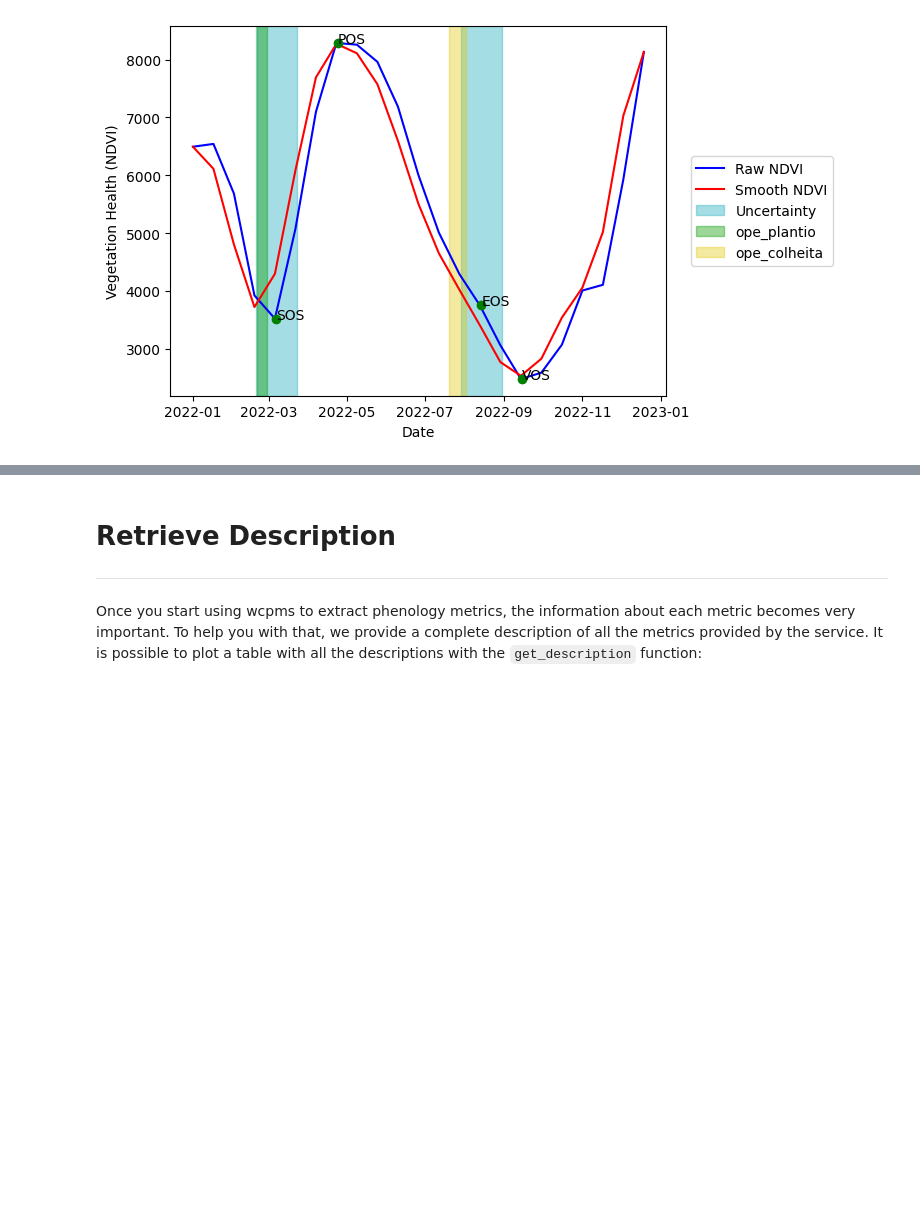
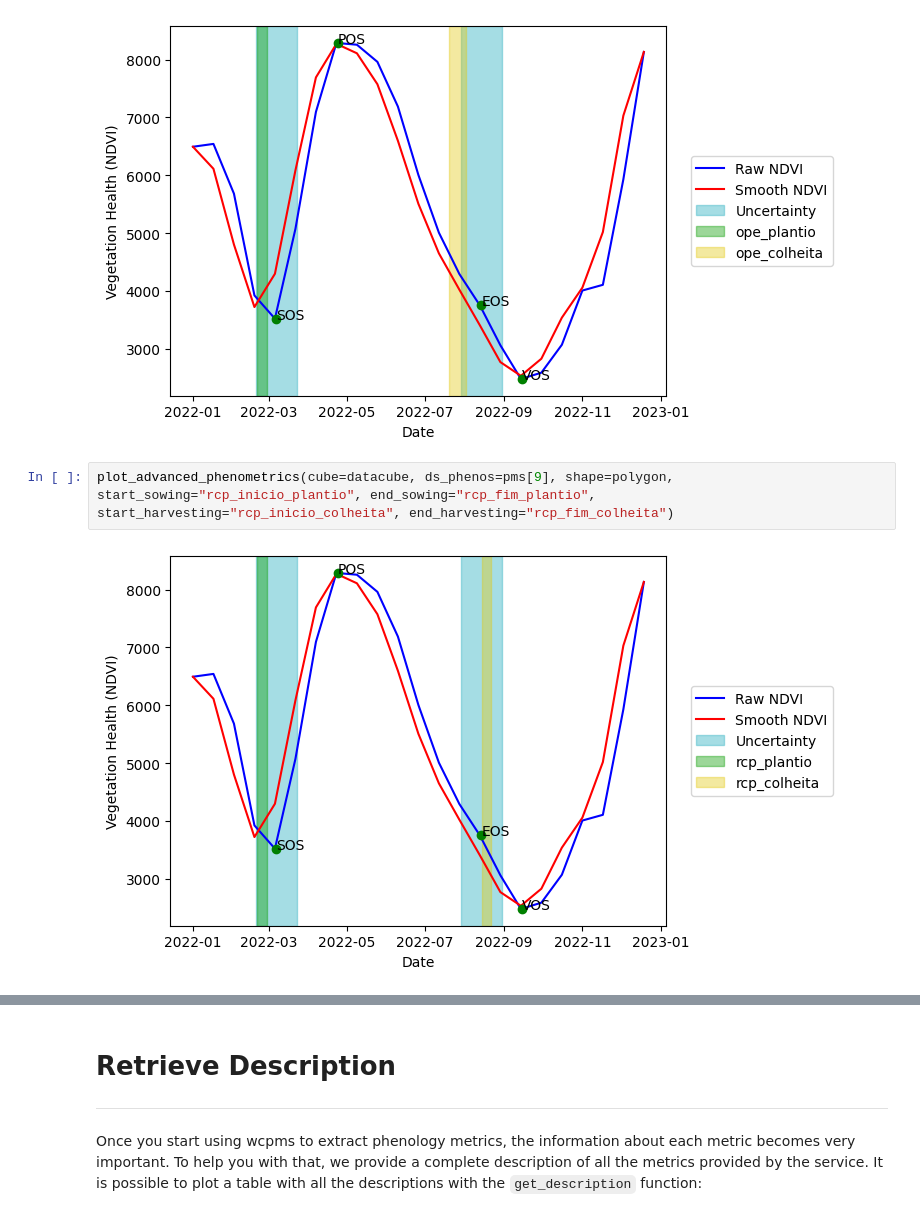
Before and after one commit to brazil-data-cube/wcpms.py, a Jupyter notebook: notebooks/wcpms-advanced.ipynb, the cells around one changed output, grey strips where cells are left out. Cells and saved outputs as stored; diff of their text form; blank space fills up the shorter version.

Commit message:
add new params from plot_advanced_phenometrics

```diff
--- a/notebooks/wcpms-advanced.ipynb
+++ b/notebooks/wcpms-advanced.ipynb
@@ -175,3 +175,7 @@ pms[9]
 plot_advanced_phenometrics(cube=datacube, ds_phenos=pms[9], shape=polygon, start_sowing="ope_inicio_plantio", end_sowing="ope_fim_plantio", start_harvesting="ope_inicio_colheita", end_harvesting="ope_fim_colheita")
 # %% [output]
 [figure]
+# %%
+plot_advanced_phenometrics(cube=datacube, ds_phenos=pms[9], shape=polygon, start_sowing="rcp_inicio_plantio", end_sowing="rcp_fim_plantio", start_harvesting="rcp_inicio_colheita", end_harvesting="rcp_fim_colheita")
+# %% [output]
+[figure, added]
```
Also changed, not shown: parts of 1 cell of this notebook.
